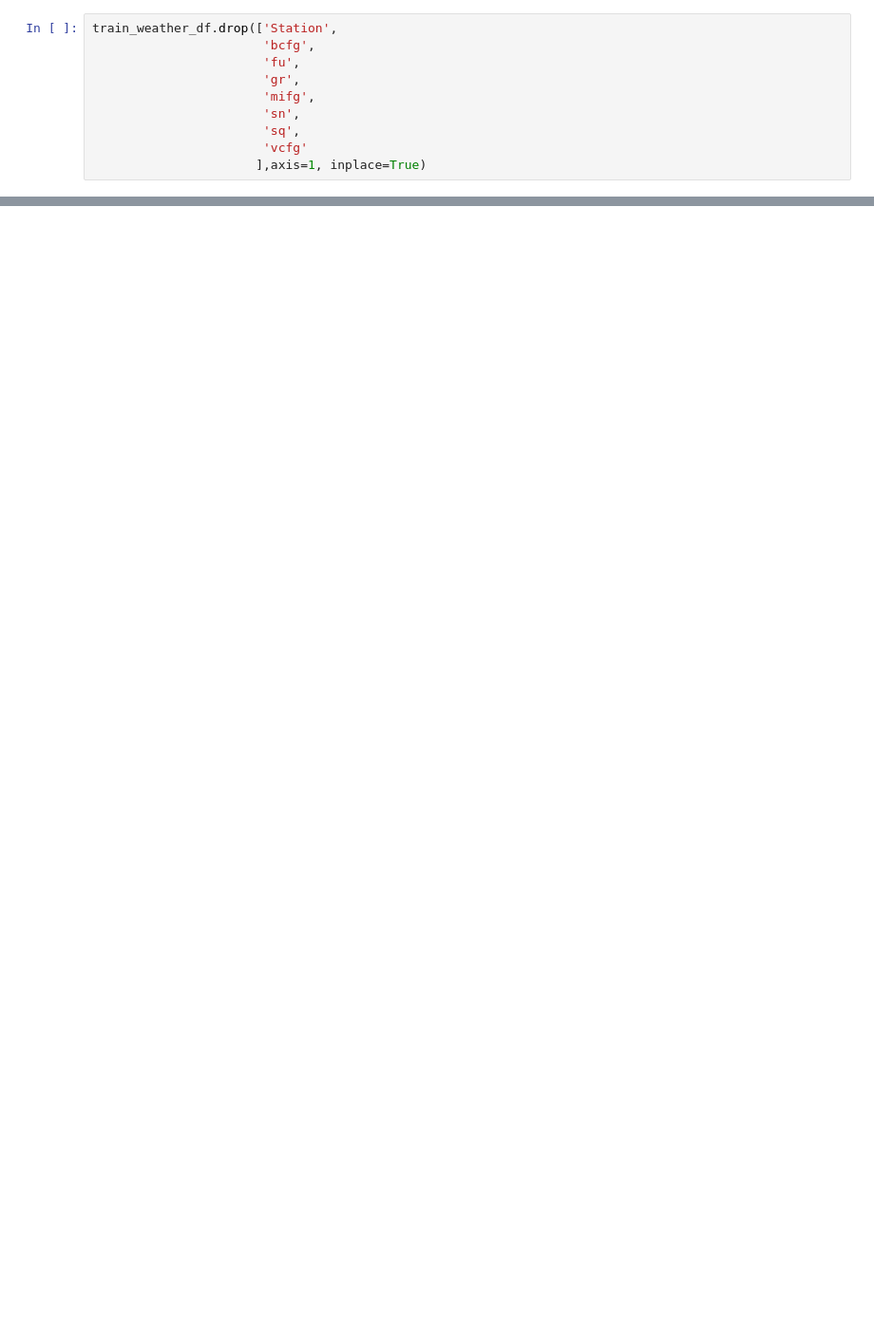
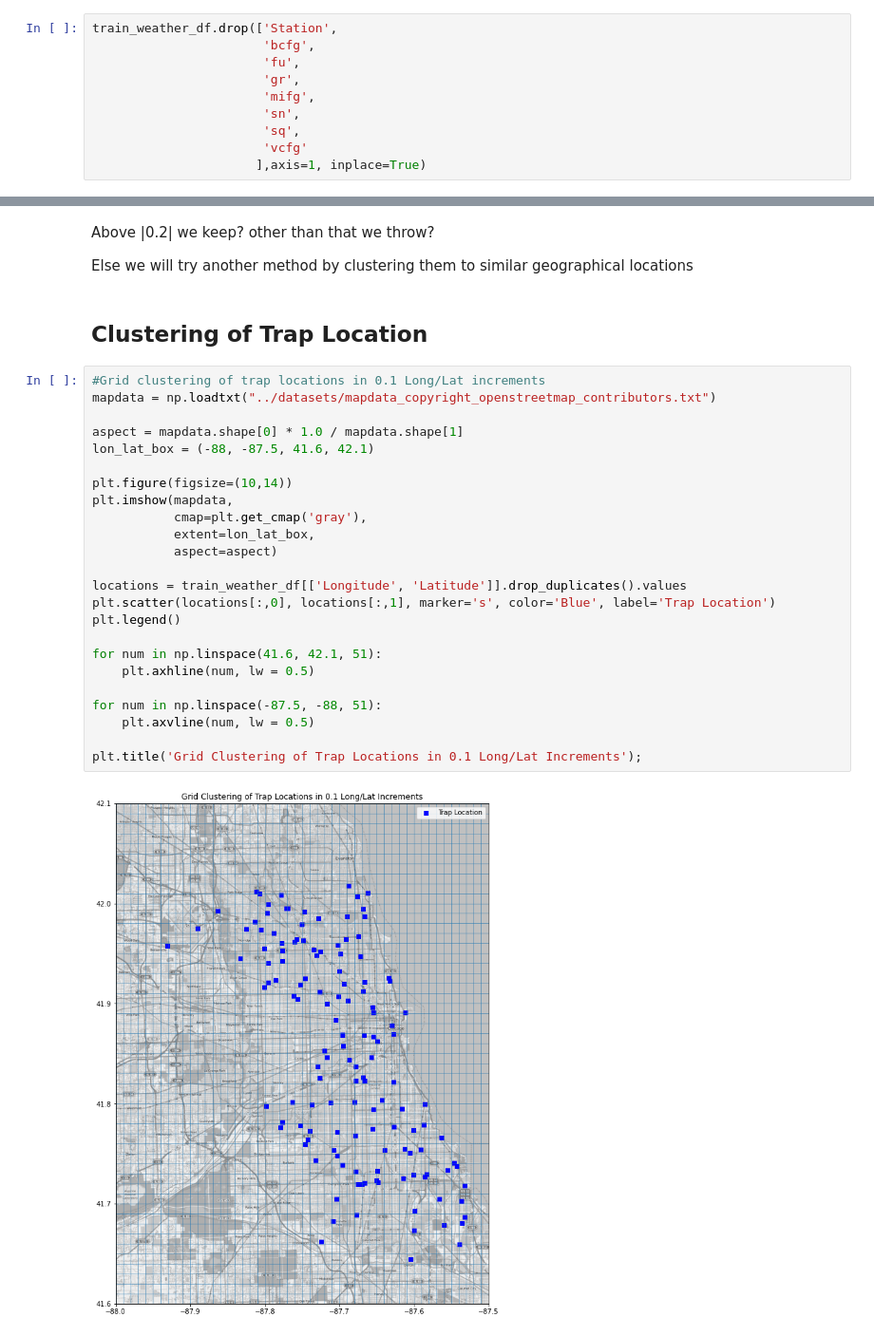
Before and after one commit to rashidi-norhashim/Team-folder, a Jupyter notebook: P4/codes/Project 4 Part 2 - Feature Engineering.ipynb, the cells around one changed output, grey strips where cells are left out. Shown at 95% size. Cells and saved outputs as stored; diff of their text form; blank space fills up the shorter version.

```diff
--- a/P4/codes/Project 4 Part 2 - Feature Engineering.ipynb
+++ b/P4/codes/Project 4 Part 2 - Feature Engineering.ipynb
@@ -54,0 +110,32 @@ train_weather_df.head()
+# %% [markdown]
+Above |0.2| we keep? other than that we throw?
+
+Else we will try another method by clustering them to similar geographical locations
+# %% [markdown]
+## Clustering of Trap Location
+# %%
+#Grid clustering of trap locations in 0.1 Long/Lat increments
+mapdata = np.loadtxt("../datasets/mapdata_copyright_openstreetmap_contributors.txt")
+
+aspect = mapdata.shape[0] * 1.0 / mapdata.shape[1]
+lon_lat_box = (-88, -87.5, 41.6, 42.1)
+
+plt.figure(figsize=(10,14))
+plt.imshow(mapdata,
+           cmap=plt.get_cmap('gray'),
+           extent=lon_lat_box,
+           aspect=aspect)
+
+locations = train_weather_df[['Longitude', 'Latitude']].drop_duplicates().values
+plt.scatter(locations[:,0], locations[:,1], marker='s', color='Blue', label='Trap Location')
+plt.legend()
+
+for num in np.linspace(41.6, 42.1, 51):
+    plt.axhline(num, lw = 0.5)
+
+for num in np.linspace(-87.5, -88, 51):
+    plt.axvline(num, lw = 0.5)
+
+plt.title('Grid Clustering of Trap Locations in 0.1 Long/Lat Increments');
+# %% [output]
+[figure, added]
```
Also changed, not shown: parts of 18 cells of this notebook.
